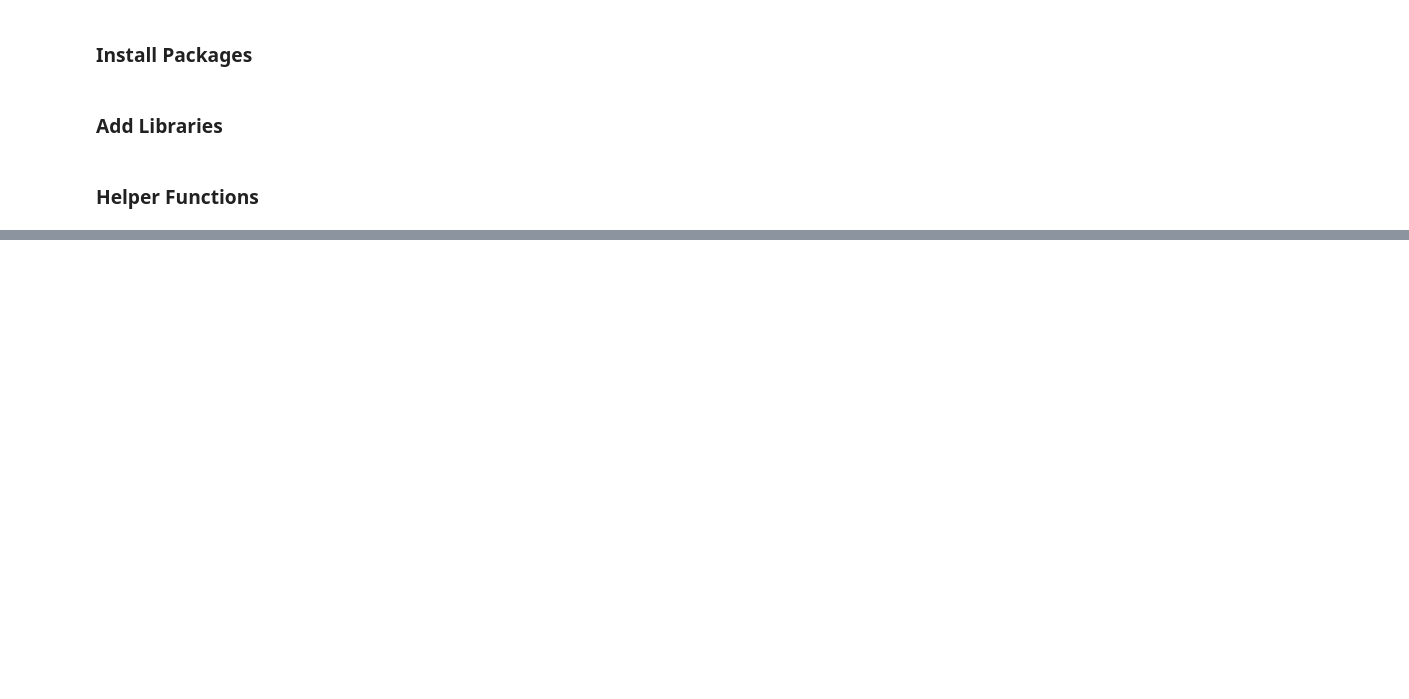
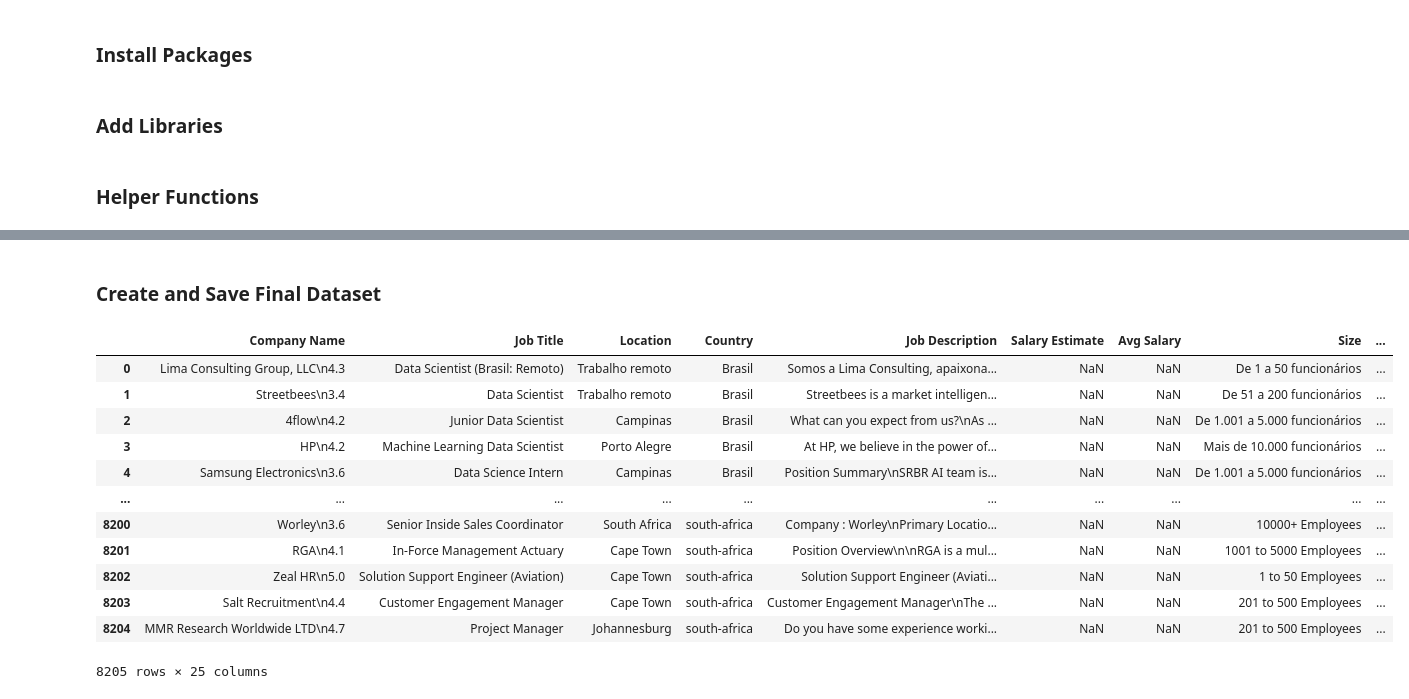
Before and after one commit to nzingaedata/Expat-Project, a Jupyter notebook: notebooks/jobs_scrapper.ipynb, the cells around one changed output, grey strips where cells are left out. Drawn from its saved outputs; the diff is of its cells as text; code cells hidden in the pictures; blank space fills up the shorter version.

```diff
--- a/notebooks/jobs_scrapper.ipynb
+++ b/notebooks/jobs_scrapper.ipynb
@@ -965,0 +925,21 @@ print('num companies:', len(companies), 'num titles:', len(titles),
+# %% [markdown]
+### Create and Save Final Dataset
+# %%
+all_files = glob.glob(os.path.join('../data/', "*.csv"))
+
+df = pd.concat((pd.read_csv(f) for f in all_files), ignore_index=True)
+df
+# %% [output]
+|  | Company Name | Job Title | Location | Country | Job Description | Salary Estimate | Avg Salary | Size | ... |
+| 0 | Lima Consulting Group, LLC\n4.3 | Data Scientist (Brasil: Remoto) | Trabalho remoto | Brasil | Somos a Lima Consulting, apaixona... | NaN | NaN | De 1 a 50 funcionários | ... |
+| 1 | Streetbees\n3.4 | Data Scientist | Trabalho remoto | Brasil | Streetbees is a market intelligen... | NaN | NaN | De 51 a 200 funcionários | ... |
+| 2 | 4flow\n4.2 | Junior Data Scientist | Campinas | Brasil | What can you expect from us?\nAs ... | NaN | NaN | De 1.001 a 5.000 funcionários | ... |
+| 3 | HP\n4.2 | Machine Learning Data Scientist | Porto Alegre | Brasil | At HP, we believe in the power of... | NaN | NaN | Mais de 10.000 funcionários | ... |
+| 4 | Samsung Electronics\n3.6 | Data Science Intern | Campinas | Brasil | Position Summary\nSRBR AI team is... | NaN | NaN | De 1.001 a 5.000 funcionários | ... |
+| ... | ... | ... | ... | ... | ... | ... | ... | ... | ... |
+| 8200 | Worley\n3.6 | Senior Inside Sales Coordinator | South Africa | south-africa | Company : Worley\nPrimary Locatio... | NaN | NaN | 10000+ Employees | ... |
+| 8201 | RGA\n4.1 | In-Force Management Actuary | Cape Town | south-africa | Position Overview\n\nRGA is a mul... | NaN | NaN | 1001 to 5000 Employees | ... |
+| 8202 | Zeal HR\n5.0 | Solution Support Engineer (Aviation) | Cape Town | south-africa | Solution Support Engineer (Aviati... | NaN | NaN | 1 to 50 Employees | ... |
+| 8203 | Salt Recruitment\n4.4 | Customer Engagement Manager | Cape Town | south-africa | Customer Engagement Manager\nThe ... | NaN | NaN | 201 to 500 Employees | ... |
+| 8204 | MMR Research Worldwide LTD\n4.7 | Project Manager | Johannesburg | south-africa | Do you have some experience worki... | NaN | NaN | 201 to 500 Employees | ... |
+8205 rows × 25 columns
```
Also changed, not shown: parts of 59 cells of this notebook, 36 other files.
